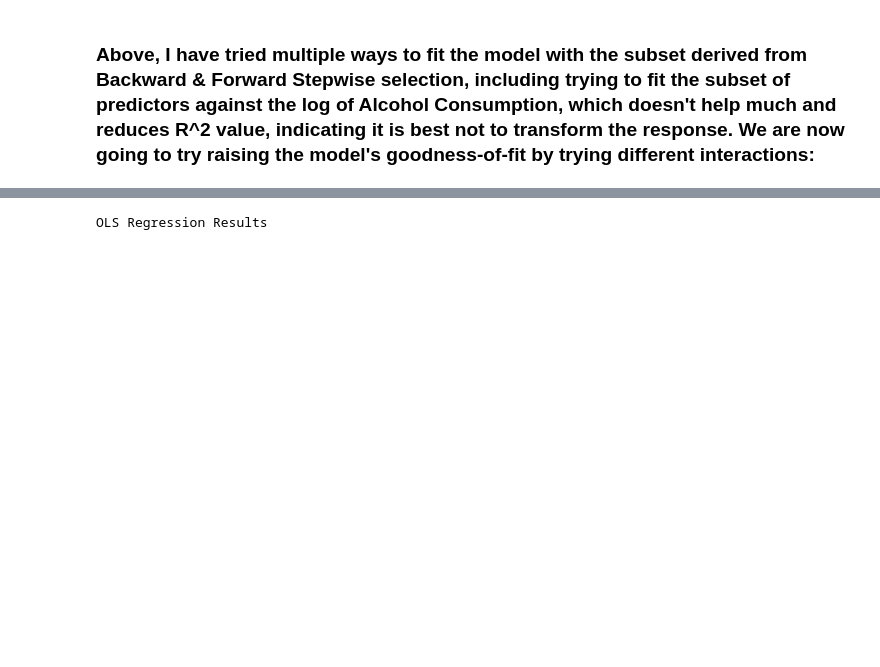
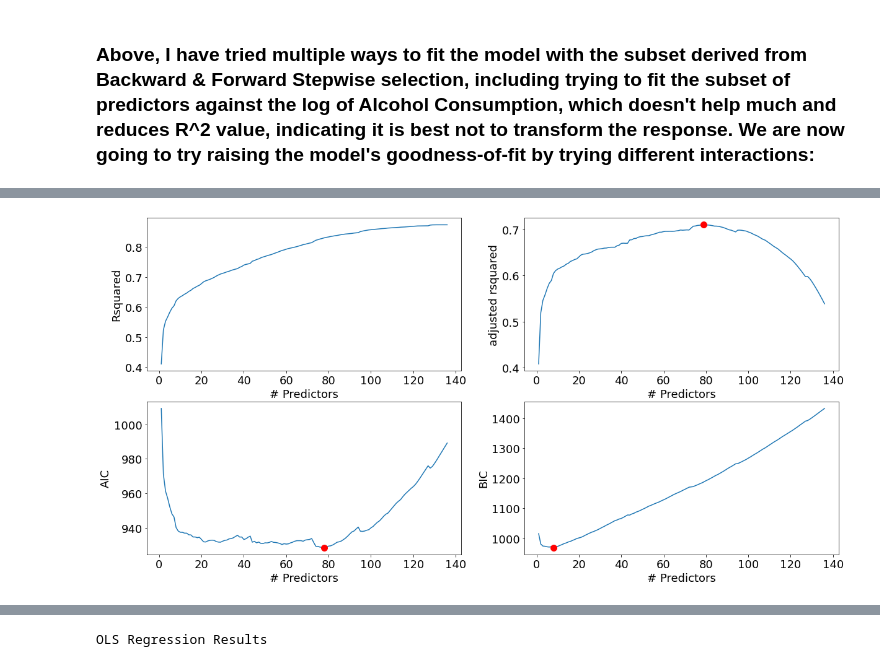
Before and after one commit to sarahabdul2/STAT-303-2-Project-, a Jupyter notebook: model_creation.ipynb, the cells around one changed output, grey strips where cells are left out. Saved outputs shown, nothing was run; the diff lists cells and outputs as text; code cells hidden in the pictures; blank space fills up the shorter version.

```diff
--- a/model_creation.ipynb
+++ b/model_creation.ipynb
@@ -1181,0 +1428,4 @@ sns.lineplot(x = [model.fittedvalues.min(), model.fittedvalues.max()], y = [0,0]
+# %%
+best_sub_plots()
+# %% [output]
+[figure, added]
```
Also changed, not shown: parts of 38 cells of this notebook.
